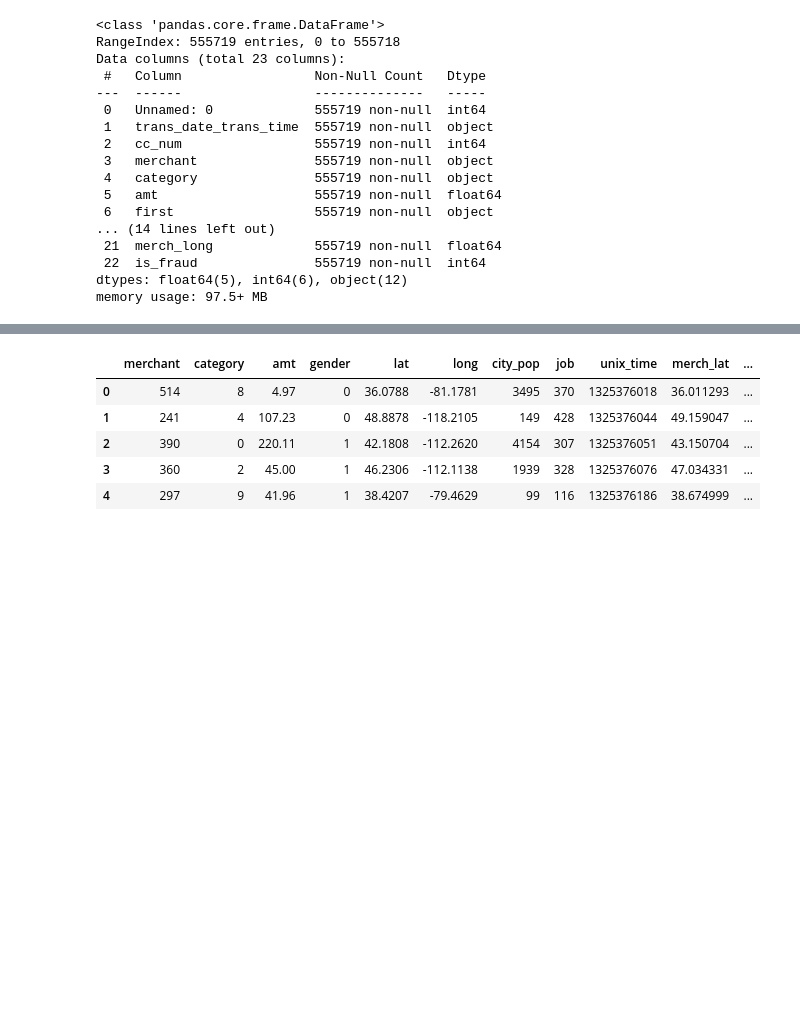
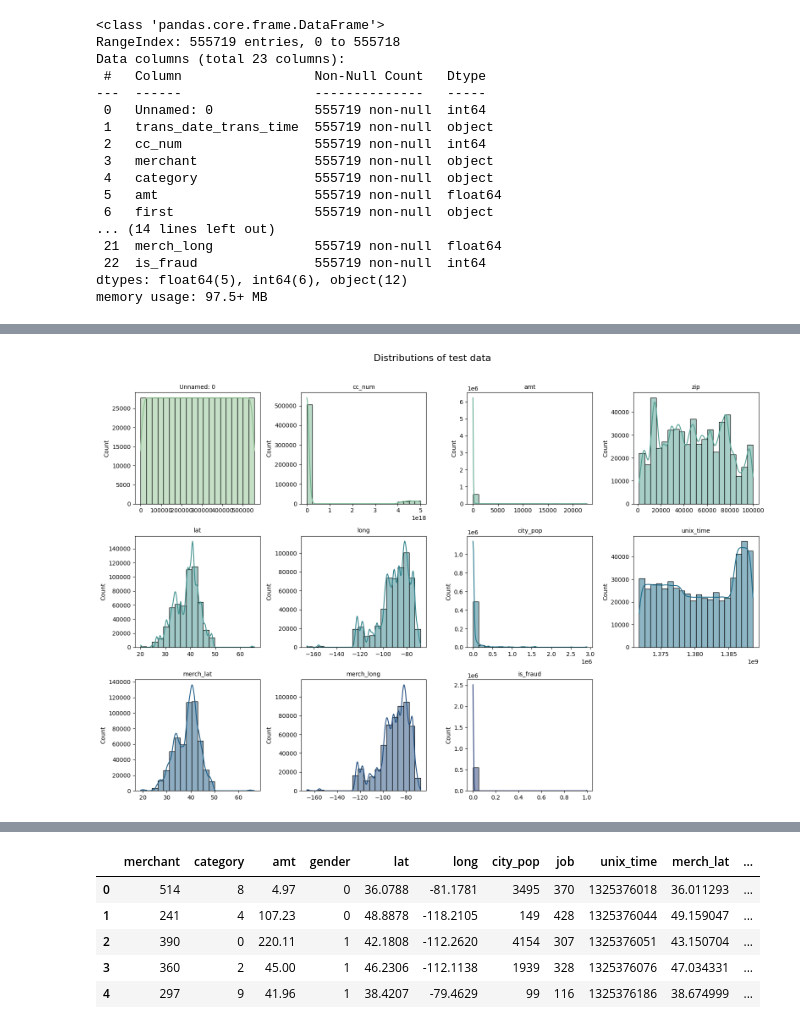
Before and after one commit to AliFazelniya/kaggle, a Jupyter notebook: credit_card_fraud_detection/main.ipynb, the cells around one changed output, grey strips where cells are left out. Saved outputs shown, nothing was run; the diff lists cells and outputs as text; code cells hidden in the pictures; blank space fills up the shorter version.

Commit message:
add second version of credit_card_fraud_detection notebook

```diff
--- a/credit_card_fraud_detection/main.ipynb
+++ b/credit_card_fraud_detection/main.ipynb
@@ -32,6 +31,6 @@ device
 # %%
-train_data = pd.read_csv("fraudTrain.csv")
-test_data = pd.read_csv("fraudTest.csv")
+train_data = pd.read_csv("/kaggle/input/datasets/kartik2112/fraud-detection/fraudTrain.csv")
+test_data = pd.read_csv("/kaggle/input/datasets/kartik2112/fraud-detection/fraudTest.csv")
 # %%
 train_data.head()
 # %% [output]
@@ -94,0 +134,5 @@ memory usage: 97.5+ MB
+# %%
+numeric_df = test_data.select_dtypes(include=["int64", "float64"])
+plot_utils.distribution_plot(numeric_df, 'test')
+# %% [output]
+[figure, added]
```
Also changed, not shown: parts of 47 cells of this notebook.
